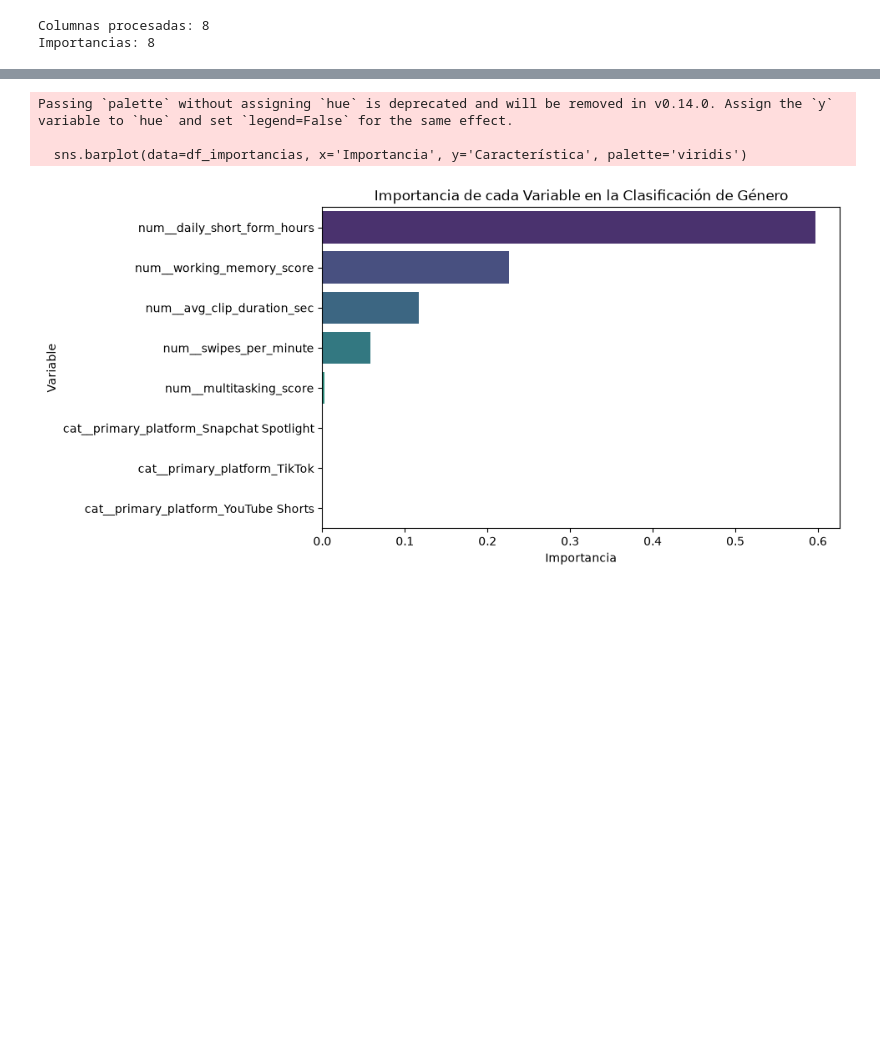
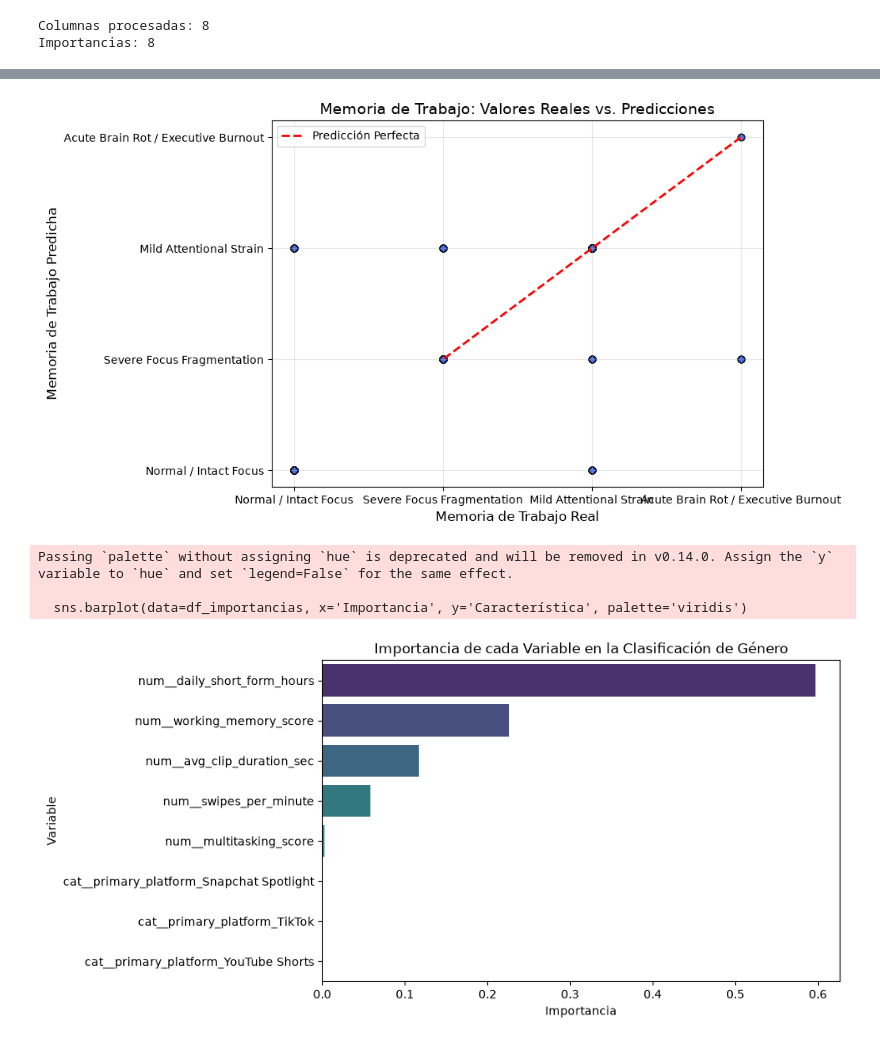
Before and after one commit to SRXKaiser/ADD_PROYECTO_FINAL, a Jupyter notebook: Final.ipynb, the cells around one changed output, grey strips where cells are left out. Cells and saved outputs as stored; diff of their text form; code cells hidden in the pictures; blank space fills up the shorter version.

```diff
--- a/Final.ipynb
+++ b/Final.ipynb
@@ -922,6 +950,24 @@ print(df_importancias)
 5  primary_platform_Snapchat Spotlight     0.000000
 6              primary_platform_TikTok     0.000000
 7      primary_platform_YouTube Shorts     0.000000
+# %%
+plt.figure(figsize=(8, 6))
+# Puntos reales vs predicciones
+plt.scatter(y_test, y_pred_rf, alpha=0.4, color='royalblue', edgecolor='k')
+
+# Línea de predicción perfecta (y = x)
+min_val = min(y_test.min(), y_pred_rf.min())
+max_val = max(y_test.max(), y_pred_rf.max())
+plt.plot([min_val, max_val], [min_val, max_val], color='red', linestyle='--', linewidth=2, label='Predicción Perfecta')
+
+plt.title('Memoria de Trabajo: Valores Reales vs. Predicciones', fontsize=14)
+plt.xlabel('Memoria de Trabajo Real', fontsize=12)
+plt.ylabel('Memoria de Trabajo Predicha', fontsize=12)
+plt.legend()
+plt.grid(True, alpha=0.3)
+plt.show()
+# %% [output]
+[figure, added]
 # %%
 # extraer cuales son las columnas con mas importancia de las variables del árbol entrenado
 importancias = arbol.feature_importances_
```
Also changed, not shown: parts of 4 cells of this notebook.
